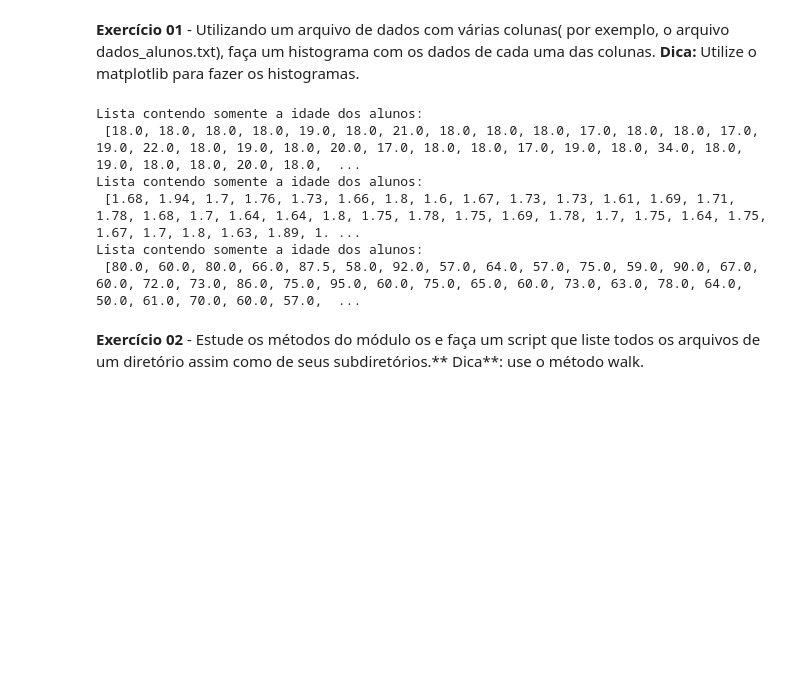
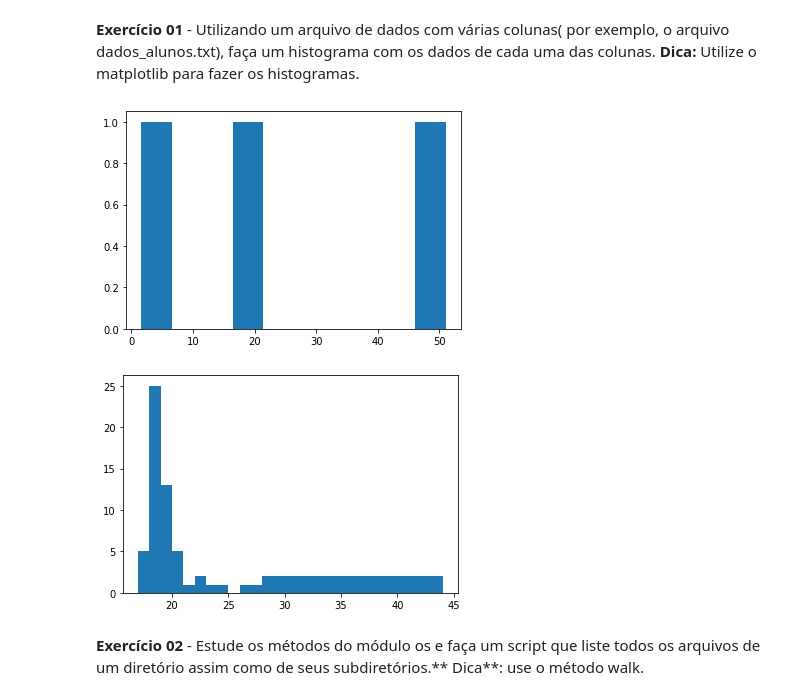
Before and after one commit to JMateusNSilva/python_uerj_2020_2, a Jupyter notebook: exercícios/2aula09_23_10_2020.ipynb, the cells around one changed output. Saved outputs shown, nothing was run; the diff lists cells and outputs as text; code cells hidden in the pictures; blank space fills up the shorter version.

```diff
--- a/exercícios/2aula09_23_10_2020.ipynb
+++ b/exercícios/2aula09_23_10_2020.ipynb
@@ -104,6 +104,57 @@ Nova lista
 [6, 10, 14]
 # %% [markdown]
 **Exercício 01** - Utilizando um arquivo de dados com várias colunas( por exemplo, o arquivo dados_alunos.txt), faça um histograma com os dados de cada uma das colunas. **Dica:** Utilize o matplotlib para fazer os histogramas.
+# %%
+def ler_arquivos(nome_do_arquivo, j):     # j nome da coluna de dados
+    """ Esta função abre um arquivo e organiza cada colunas de um arquivo em uma lista em linha.
+    """
+
+#-----------------------------------------
+#---Abrindo e lendo o arquivo desejado que é apresentado em uma única lista.
+#-----------------------------------------
+    fin = open(nome_do_arquivo)          # abre o arquivo desejado com nome igual ao argumento e o chama de fin.
+    linhas = fin.readlines()             # lê cada linha do arquivo aberto
+    #print(linhas)
+
+#-----------------------------------------
+#---Listas  vazias
+#-----------------------------------------
+    #Idade
+    colunas_em_lista = []                     # lista vazia reservada para incrementar elementos no caso a idade dos alunos
+#-----------------------------------------
+#---Apresentando a leitura em colunas
+#-----------------------------------------
+    for line in linhas:                                # Instrução para cada linha do arquivo aberto (associado a variável linhas).
+        colunas = line.strip().split('\t')             # Quebra informação disposta em linha e transforma em 3 coluna: idade, altura e massa.
+        #print(columns)
+        #---------------------------------
+        if j == 0  :
+            colunas_em_lista.append(colunas[j])                 # Atribui a lista vazia chamada idade_lista o primeiro dos 3 elementos da columns.
+            coluna = [float(i) for i in colunas]
+        else j == 1:
+            altura_lista.append(columns[1])
+            altura = [float(i) for i in altura_lista]
+        else j == 2:
+            massa_lista.append(columns[2])
+            massa = [float(i) for i in massa_lista]
+
+   # print('Lista contendo somente a idade dos alunos:\n', idade)
+   # print('Lista contendo somente a idade dos alunos:\n', altura)
+   # print('Lista contendo somente a idade dos alunos:\n', massa)
+    return coluna
+
+#ler_arquivos('dados_alunos.txt', 0)
+
+
+import matplotlib
+import matplotlib.pyplot as plt
+idade = ler_arquivos('dados_alunos.txt',0)
+plt.hist(idade)
+#plt.hist(idade,[17,18,19,20,21,22,23,25,26,28,34,44])
+
+plt.show()
+# %% [output]
+[figure, added]
 # %%
 def ler_arquivos(nome_do_arquivo):
     """ Esta função abre um arquivo e organiza cada colunas de um arquivo em uma lista em linha.
@@ -135,14 +186,14 @@ def ler_arquivos(nome_do_arquivo):
         #---------------------------------
         idade_lista.append(columns[0])                 # Atribui a lista vazia chamada idade_lista o primeiro dos 3 elementos da columns.
         idade = [float(i) for i in idade_lista]
-        altura_lista.append(columns[1])
-        altura = [float(i) for i in altura_lista]
-        massa_lista.append(columns[2])
-        massa = [float(i) for i in massa_lista]
-    print('Lista contendo somente a idade dos alunos:\n', idade)
-    print('Lista contendo somente a idade dos alunos:\n', altura)
-    print('Lista contendo somente a idade dos alunos:\n', massa)
-    #return idade, altura, massa
+        #altura_lista.append(columns[1])
+        #altura = [float(i) for i in altura_lista]
+        #massa_lista.append(columns[2])
+        #massa = [float(i) for i in massa_lista]
+   # print('Lista contendo somente a idade dos alunos:\n', idade)
+   # print('Lista contendo somente a idade dos alunos:\n', altura)
+   # print('Lista contendo somente a idade dos alunos:\n', massa)
+    return idade#, altura, massa
 
 ler_arquivos('dados_alunos.txt')
 
@@ -153,12 +204,7 @@ idade = ler_arquivos('dados_alunos.txt')
 plt.hist(idade,[17,18,19,20,21,22,23,25,26,28,34,44])
 plt.show()
 # %% [output]
-Lista contendo somente a idade dos alunos:
- [18.0, 18.0, 18.0, 18.0, 19.0, 18.0, 21.0, 18.0, 18.0, 18.0, 17.0, 18.0, 18.0, 17.0, 19.0, 22.0, 18.0, 19.0, 18.0, 20.0, 17.0, 18.0, 18.0, 17.0, 19.0, 18.0, 34.0, 18.0, 19.0, 18.0, 18.0, 20.0, 18.0,  ...
-Lista contendo somente a idade dos alunos:
- [1.68, 1.94, 1.7, 1.76, 1.73, 1.66, 1.8, 1.6, 1.67, 1.73, 1.73, 1.61, 1.69, 1.71, 1.78, 1.68, 1.7, 1.64, 1.64, 1.8, 1.75, 1.78, 1.75, 1.69, 1.78, 1.7, 1.75, 1.64, 1.75, 1.67, 1.7, 1.8, 1.63, 1.89, 1. ...
-Lista contendo somente a idade dos alunos:
- [80.0, 60.0, 80.0, 66.0, 87.5, 58.0, 92.0, 57.0, 64.0, 57.0, 75.0, 59.0, 90.0, 67.0, 60.0, 72.0, 73.0, 86.0, 75.0, 95.0, 60.0, 75.0, 65.0, 60.0, 73.0, 63.0, 78.0, 64.0, 50.0, 61.0, 70.0, 60.0, 57.0,  ...
+[figure, added]
 # %% [markdown]
 **Exercício 02** - Estude os métodos do módulo os e faça um script que liste todos os arquivos de um diretório assim como de seus subdiretórios.** Dica**: use o método walk.
 # %% [markdown]
```
Also changed, not shown: parts of 1 cell of this notebook.
